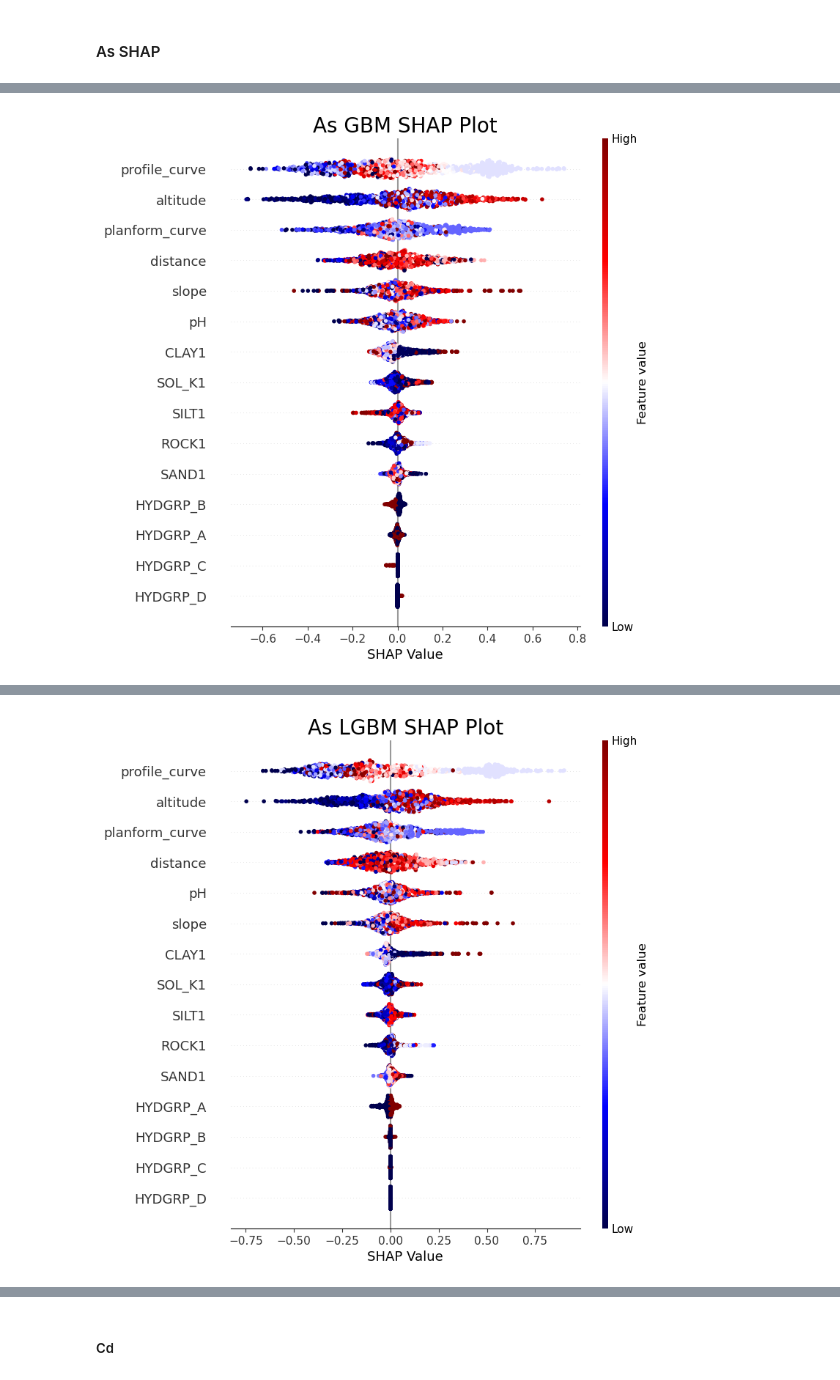
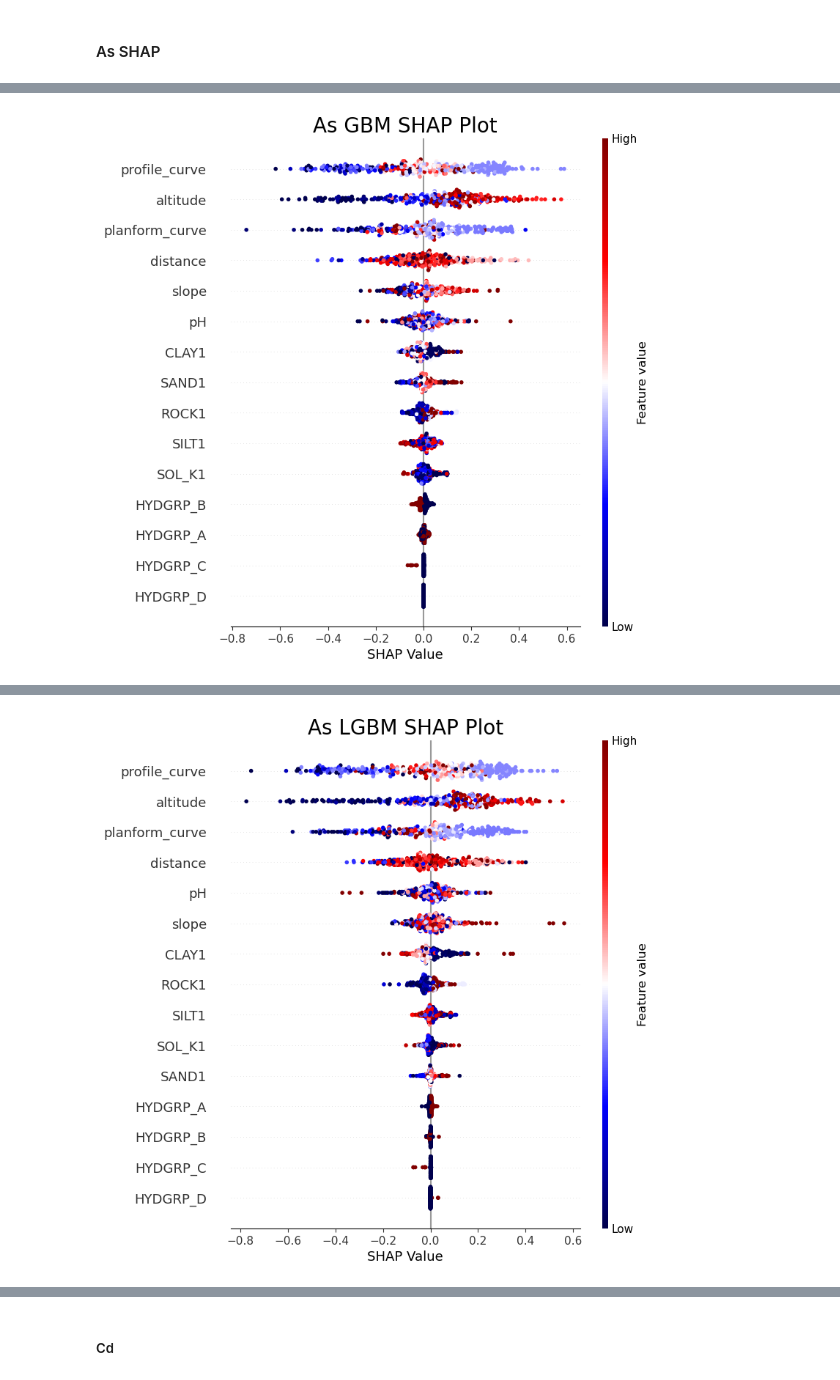
Before and after one commit to jyssys/graduation-thesis, a Jupyter notebook: new model/model_shap.ipynb, the cells around one changed output, grey strips where cells are left out. Drawn from its saved outputs; the diff is of its cells as text; code cells hidden in the pictures.

```diff
--- a/new model/model_shap.ipynb
+++ b/new model/model_shap.ipynb
@@ -320,13 +320,13 @@ fig = plt.figure(figsize=(16,16))
 fig.set_facecolor('white')
 ax = fig.add_subplot()
 
-shap.summary_plot(As_GBM_shap_values, As_X_train, cmap='seismic', feature_names = features, show = False)
+shap.summary_plot(As_GBM_shap_values, As_X_test, cmap='seismic', feature_names = features, show = False)
 
 ax.set_xlabel('SHAP Value')
 ax.set_title('As GBM SHAP Plot', fontsize=20)
 plt.show()
 # %% [output]
-[figure, old version]
+[figure, new version]
 # %%
 # LGBM
 shap.initjs()
@@ -338,21 +338,21 @@ DeepExplainer() : deep learning model
 '''
 
 As_LGBM_explainer = shap.TreeExplainer(As_lgbm)
-As_LGBM_shap_values = As_LGBM_explainer.shap_values(As_X_train)
+As_LGBM_shap_values = As_LGBM_explainer.shap_values(As_X_test)
 # %% [output]
 [interactive output not drawn]
 # %%
 fig = plt.figure(figsize=(16,16))
 fig.set_facecolor('white')
 ax = fig.add_subplot()
 
-shap.summary_plot(As_LGBM_shap_values, As_X_train, cmap='seismic', feature_names = features, show = False)
+shap.summary_plot(As_LGBM_shap_values, As_X_test, cmap='seismic', feature_names = features, show = False)
 
 ax.set_xlabel('SHAP Value')
 ax.set_title('As LGBM SHAP Plot', fontsize=20)
 plt.show()
 # %% [output]
-[figure, old version]
+[figure, new version]
 # %%
 # SVM
 shap.initjs()
```
Also changed, not shown: parts of 19 cells of this notebook.
